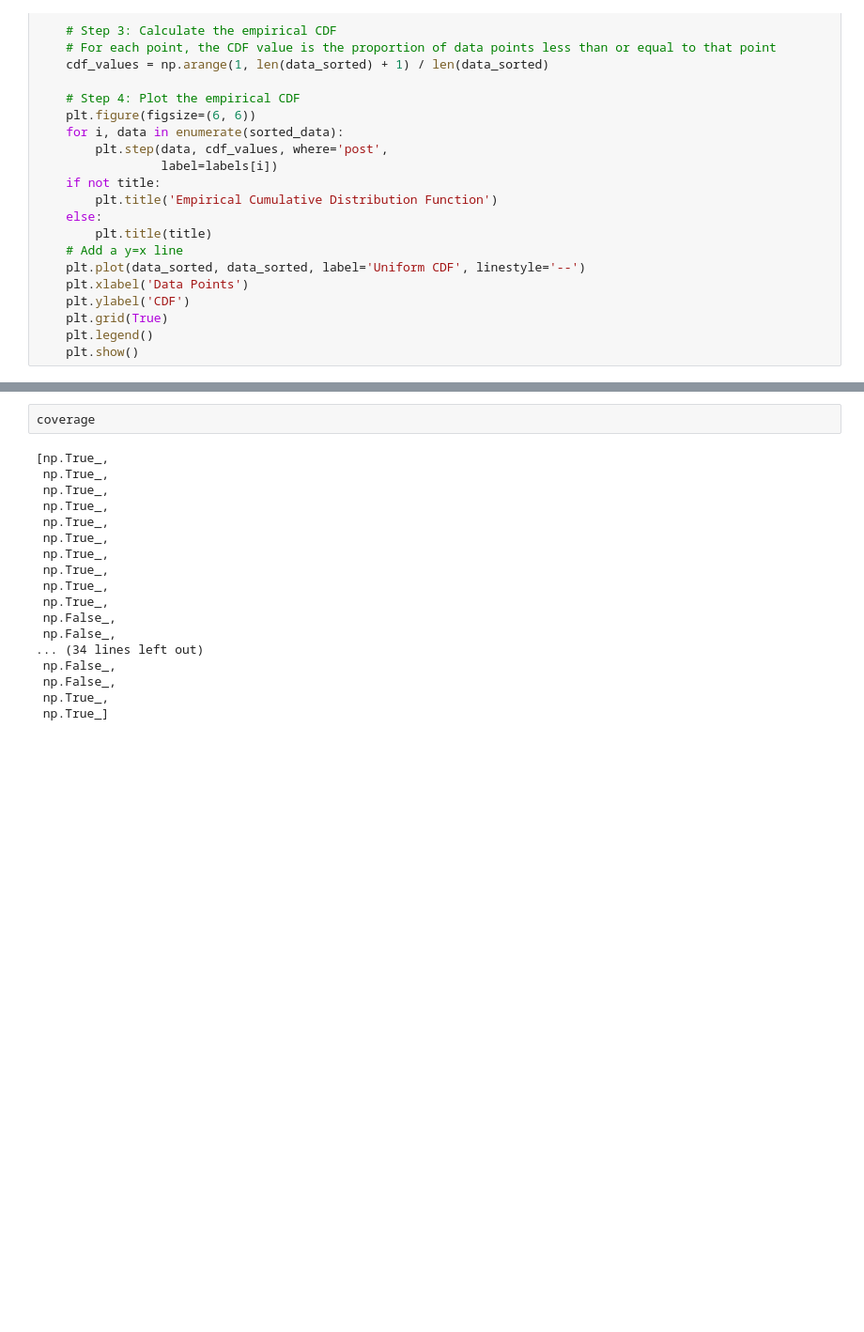
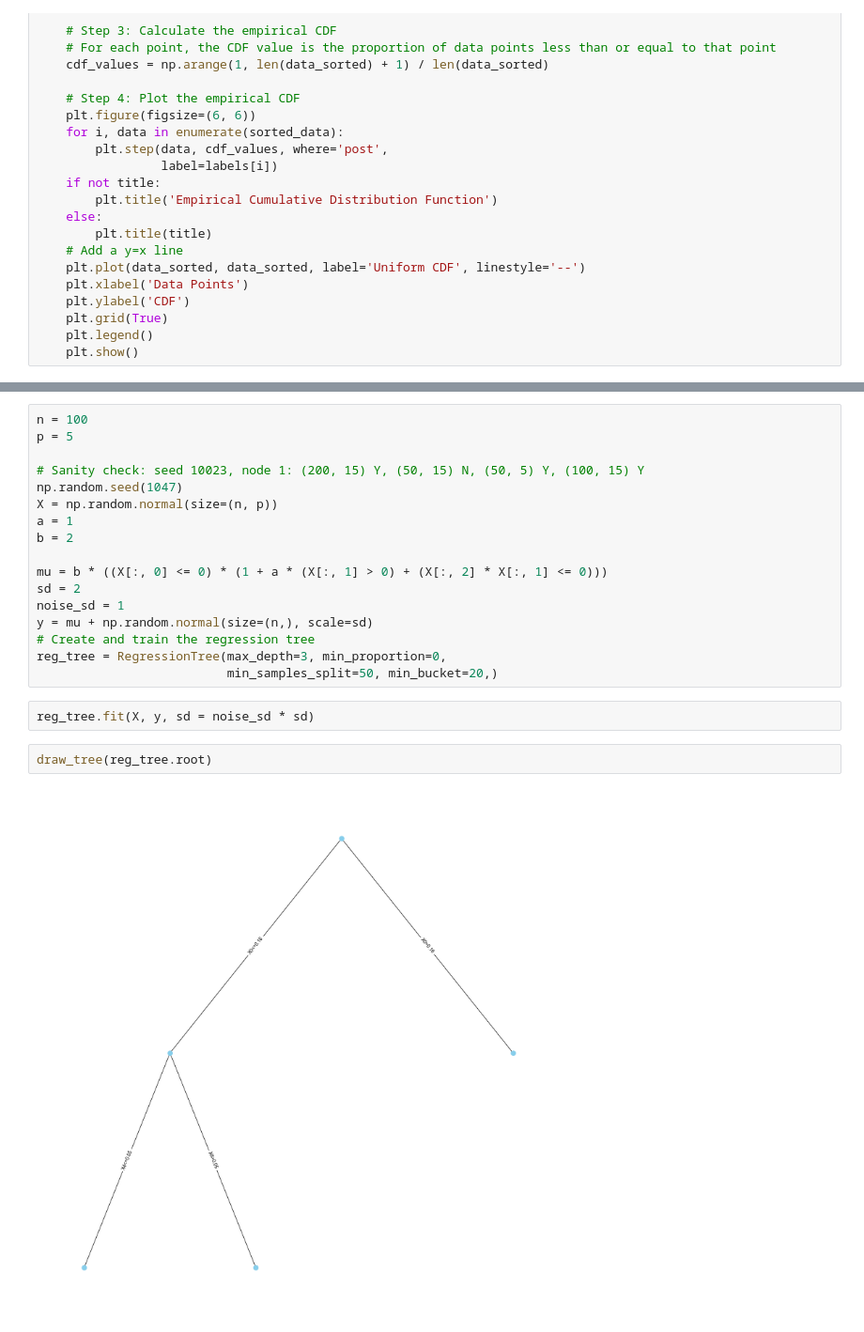
Before and after one commit to yiling-h/SI-CART, a Jupyter notebook: test_query_grid.ipynb, the cells around one changed output, grey strips where cells are left out. Shown at 94% size. Saved outputs shown, nothing was run; the diff lists cells and outputs as text; blank space fills up the shorter version.

```diff
--- a/test_query_grid.ipynb
+++ b/test_query_grid.ipynb
@@ -1492,20 +1569,23 @@ np.float64(0.88)
-# %%
-coverage
-# %% [output]
-[np.True_,
- np.True_,
- np.True_,
- np.True_,
- np.True_,
- np.True_,
- np.True_,
- np.True_,
- np.True_,
- np.True_,
- np.False_,
- np.False_,
-... (34 lines left out)
- np.False_,
- np.False_,
- np.True_,
- np.True_]
+# %%
+n = 100
+p = 5
+
+# Sanity check: seed 10023, node 1: (200, 15) Y, (50, 15) N, (50, 5) Y, (100, 15) Y
+np.random.seed(1047)
+X = np.random.normal(size=(n, p))
+a = 1
+b = 2
+
+mu = b * ((X[:, 0] <= 0) * (1 + a * (X[:, 1] > 0) + (X[:, 2] * X[:, 1] <= 0)))
+sd = 2
+noise_sd = 1
+y = mu + np.random.normal(size=(n,), scale=sd)
+# Create and train the regression tree
+reg_tree = RegressionTree(max_depth=3, min_proportion=0,
+                          min_samples_split=50, min_bucket=20,)
+# %%
+reg_tree.fit(X, y, sd = noise_sd * sd)
+# %%
+draw_tree(reg_tree.root)
+# %% [output]
+[figure, added]
```
Also changed, not shown: parts of 24 cells of this notebook, 13 other files.
